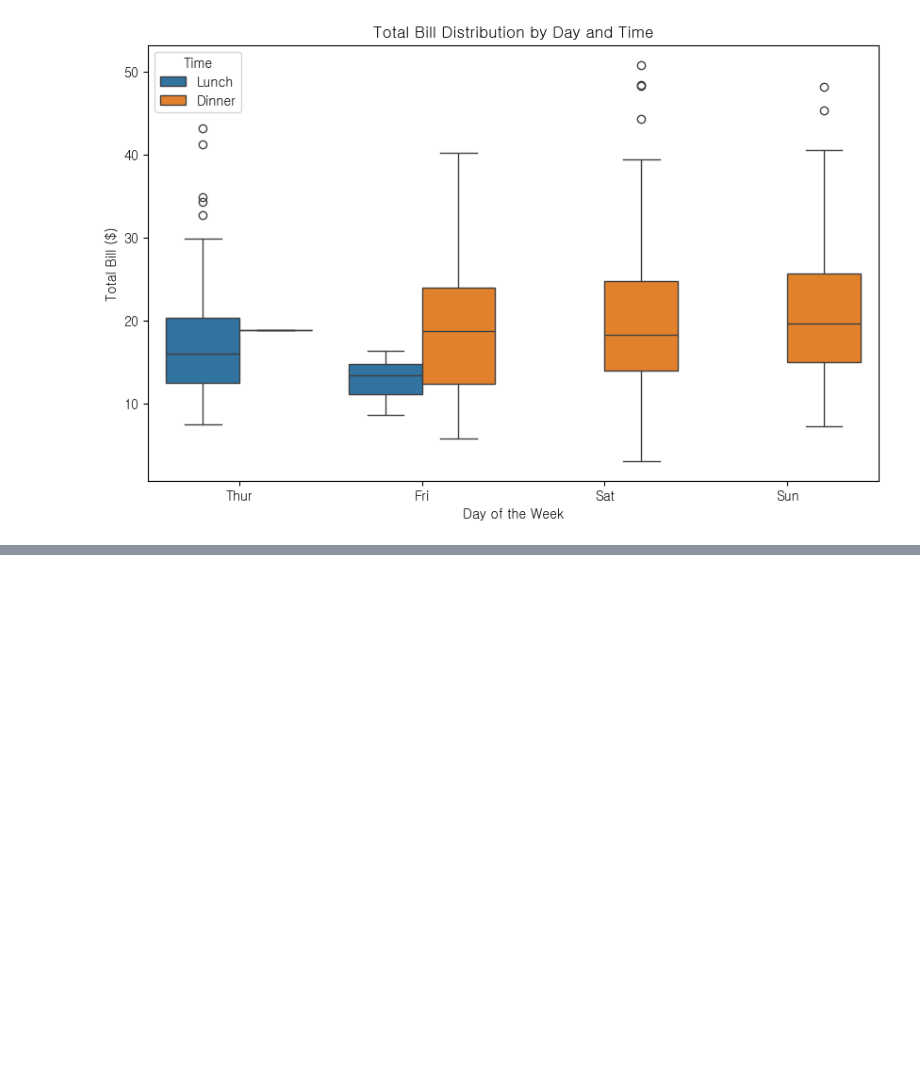
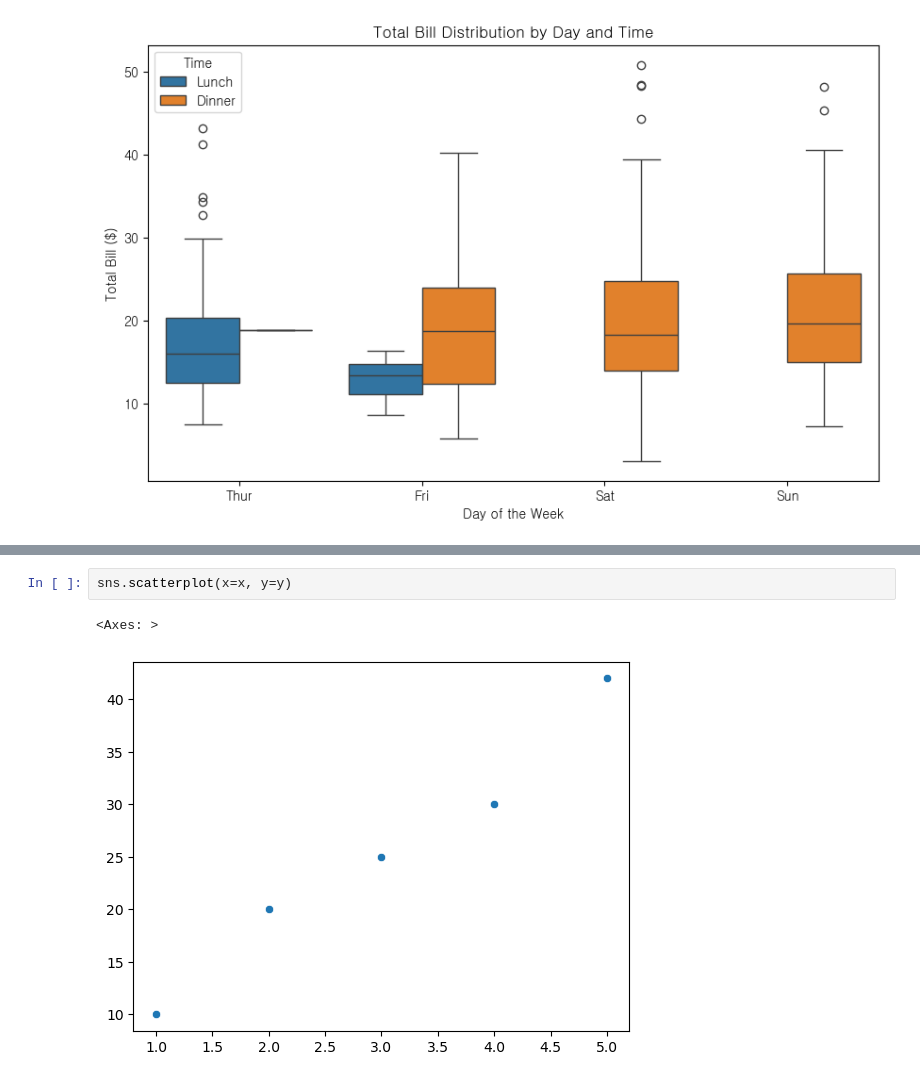
Before and after one commit to dhrhee96/hipython, a Jupyter notebook: 43.시각화.ipynb, the cells around one changed output, grey strips where cells are left out. Saved outputs shown, nothing was run; the diff lists cells and outputs as text; blank space fills up the shorter version.

```diff
--- a/43.시각화.ipynb
+++ b/43.시각화.ipynb
@@ -228,0 +276,5 @@ plt.show()
+# %%
+sns.scatterplot(x=x, y=y)
+# %% [output]
+<Axes: >
+[figure, added]
```
Also changed, not shown: parts of 43 cells of this notebook.
